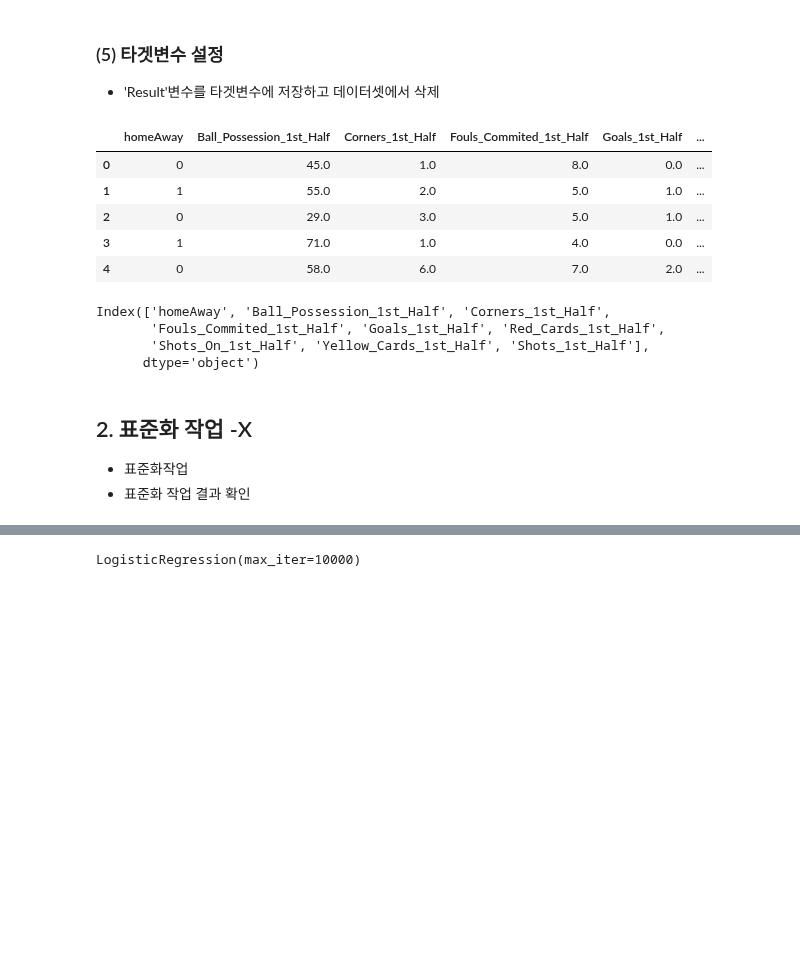
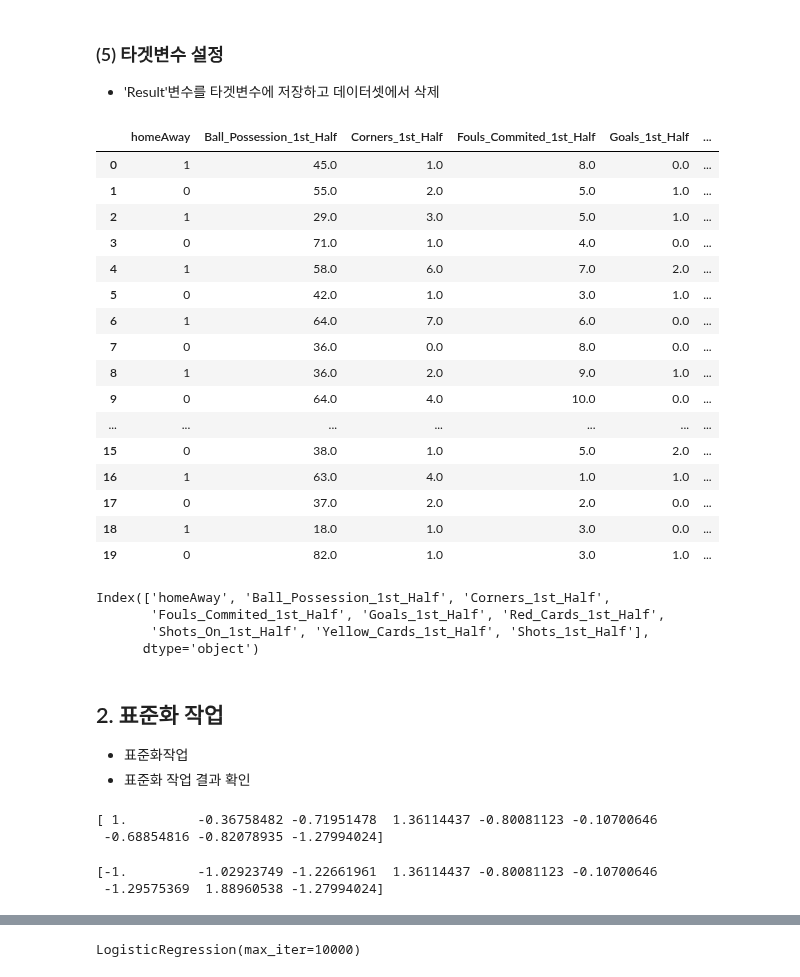
Before and after one commit to half-time-analyze/win-draw, a Jupyter notebook: win-nowin.ipynb, the cells around one changed output, grey strips where cells are left out. Cells and saved outputs as stored; diff of their text form; code cells hidden in the pictures; blank space fills up the shorter version.

Commit message:
homeAway 변경

```diff
--- a/win-nowin.ipynb
+++ b/win-nowin.ipynb
@@ -226,18 +232,16 @@ See the caveats in the documentation: https://pandas.pydata.org/pandas-docs/stab
 | 18 | 1 | 18.0 | 1.0 | 3.0 | 0.0 | ... |
 | 19 | 2 | 82.0 | 1.0 | 3.0 | 1.0 | ... |
 # %%
-#'Result' value 변경
+#'Result' value 변경(win은 1, no-win은 0)
 win = (soccer_half_df3['Result'] == 'W')
 draw = (soccer_half_df3['Result'] == 'D')
 lose = (soccer_half_df3['Result'] == 'L')
 soccer_half_df3.loc[win, 'Result'] = 1
 soccer_half_df3.loc[draw, 'Result'] = 0
 soccer_half_df3.loc[lose, 'Result'] = 0
-# 'homeAway' value 변경
-home = (soccer_half_df3['homeAway'] == 1)
-soccer_half_df3.loc[home, 'homeAway'] = 0
+# 'homeAway' value 변경(home은 그대로 1, away는 2에서 0으로 value 교체)
 away = (soccer_half_df3['homeAway'] == 2)
-soccer_half_df3.loc[away, 'homeAway'] = 1
+soccer_half_df3.loc[away, 'homeAway'] = 0
 # %%
 # 변수명 내 공간 제거 (빈공간을 '_'로 치환)
 soccer_half_df3.columns = soccer_half_df3.columns.str.replace(' ', '_')
@@ -270,14 +274,25 @@ soccer_half_df3.to_csv('C:/half-time-analyze/win-nonwin/res/soccer_half.csv', in
 #타겟 데이터 따로 저장
 target = soccer_half_df3['Result']
 #input 데이터에 종속변수가 들어가 있어서 종속변수를 제거
-soccer_half_df3 = soccer_half_df3.drop(columns=['Result'], axis=1)
+soccer_half_df4 = soccer_half_df3.drop(columns=['Result'], axis=1)
 # %%
-soccer_half_df3.head()
+soccer_half_df4.head(20)
 # %% [output]
 |  | homeAway | Ball_Possession_1st_Half | Corners_1st_Half | Fouls_Commited_1st_Half | Goals_1st_Half | ... |
-| 0 | 0 | 45.0 | 1.0 | 8.0 | 0.0 | ... |
-| 1 | 1 | 55.0 | 2.0 | 5.0 | 1.0 | ... |
-| 2 | 0 | 29.0 | 3.0 | 5.0 | 1.0 | ... |
-| 3 | 1 | 71.0 | 1.0 | 4.0 | 0.0 | ... |
-| 4 | 0 | 58.0 | 6.0 | 7.0 | 2.0 | ... |
+| 0 | 1 | 45.0 | 1.0 | 8.0 | 0.0 | ... |
+| 1 | 0 | 55.0 | 2.0 | 5.0 | 1.0 | ... |
+| 2 | 1 | 29.0 | 3.0 | 5.0 | 1.0 | ... |
+| 3 | 0 | 71.0 | 1.0 | 4.0 | 0.0 | ... |
+| 4 | 1 | 58.0 | 6.0 | 7.0 | 2.0 | ... |
+| 5 | 0 | 42.0 | 1.0 | 3.0 | 1.0 | ... |
+| 6 | 1 | 64.0 | 7.0 | 6.0 | 0.0 | ... |
+| 7 | 0 | 36.0 | 0.0 | 8.0 | 0.0 | ... |
+| 8 | 1 | 36.0 | 2.0 | 9.0 | 1.0 | ... |
+| 9 | 0 | 64.0 | 4.0 | 10.0 | 0.0 | ... |
+| ... | ... | ... | ... | ... | ... | ... |
+| 15 | 0 | 38.0 | 1.0 | 5.0 | 2.0 | ... |
+| 16 | 1 | 63.0 | 4.0 | 1.0 | 1.0 | ... |
+| 17 | 0 | 37.0 | 2.0 | 2.0 | 0.0 | ... |
+| 18 | 1 | 18.0 | 1.0 | 3.0 | 0.0 | ... |
+| 19 | 0 | 82.0 | 1.0 | 3.0 | 1.0 | ... |
 # %%
@@ -288,7 +304,7 @@ Index(['homeAway', 'Ball_Possession_1st_Half', 'Corners_1st_Half',
        'Shots_On_1st_Half', 'Yellow_Cards_1st_Half', 'Shots_1st_Half'],
       dtype='object')
 # %% [markdown]
-## 2. 표준화 작업 -X
+## 2. 표준화 작업
 - 표준화작업
 - 표준화 작업 결과 확인
 # %%
@@ -299,3 +315,13 @@ Index(['homeAway', 'Ball_Possession_1st_Half', 'Corners_1st_Half',
+# %%
+print(soccer_half_scaled[0])
+# %% [output]
+[ 1.         -0.36758482 -0.71951478  1.36114437 -0.80081123 -0.10700646
+ -0.68854816 -0.82078935 -1.27994024]
+# %%
+print(soccer_half_scaled[7])
+# %% [output]
+[-1.         -1.02923749 -1.22661961  1.36114437 -0.80081123 -0.10700646
+ -1.29575369  1.88960538 -1.27994024]
 # %% [markdown]
 ## 3. 로지스틱 회귀모형 구축
 - X, Y 설정
```
Also changed, not shown: parts of 31 cells of this notebook, 1 other file.
